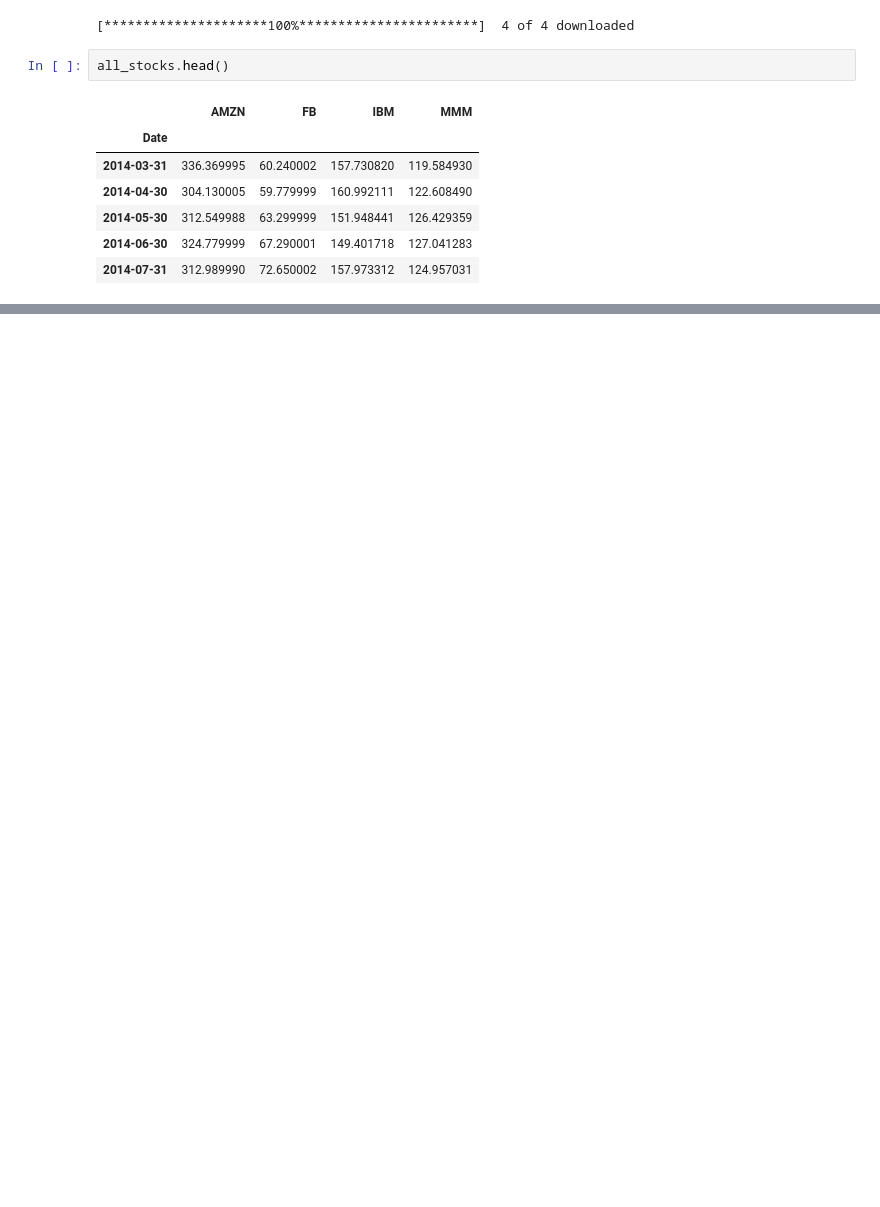
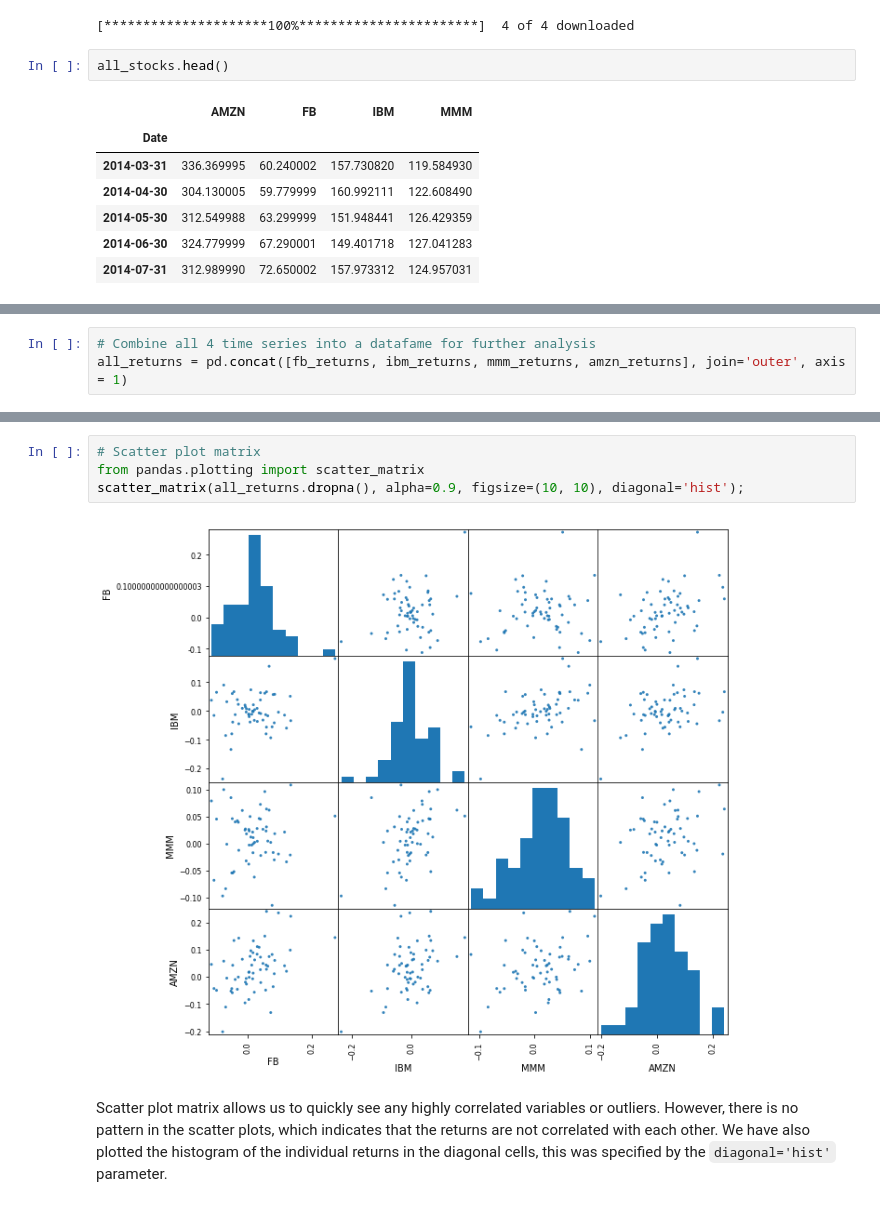
Before and after one commit to samantha-yly/DS1, a Jupyter notebook: Time Series Analysis/Time Series Analysis.ipynb, the cells around one changed output, grey strips where cells are left out. Saved outputs shown, nothing was run; the diff lists cells and outputs as text; blank space fills up the shorter version.

Commit message:
Updated Time Series Analysis

```diff
--- a/Time Series Analysis/Time Series Analysis.ipynb
+++ b/Time Series Analysis/Time Series Analysis.ipynb
@@ -264,0 +256,3 @@ For all the pairs of stocks that do not include IBM, the scatter plots show an u
+# %%
+# Combine all 4 time series into a datafame for further analysis
+all_returns = pd.concat([fb_returns, ibm_returns, mmm_returns, amzn_returns], join='outer', axis = 1)
@@ -264,0 +270,8 @@ For all the pairs of stocks that do not include IBM, the scatter plots show an u
+# %%
+# Scatter plot matrix
+from pandas.plotting import scatter_matrix
+scatter_matrix(all_returns.dropna(), alpha=0.9, figsize=(10, 10), diagonal='hist');
+# %% [output]
+[figure, added]
+# %% [markdown]
+Scatter plot matrix allows us to quickly see any highly correlated variables or outliers. However, there is no pattern in the scatter plots, which indicates that the returns are not correlated with each other. We have also plotted the histogram of the individual returns in the diagonal cells, this was specified by the `diagonal='hist'` parameter.
```
Also changed, not shown: parts of 29 cells of this notebook.
